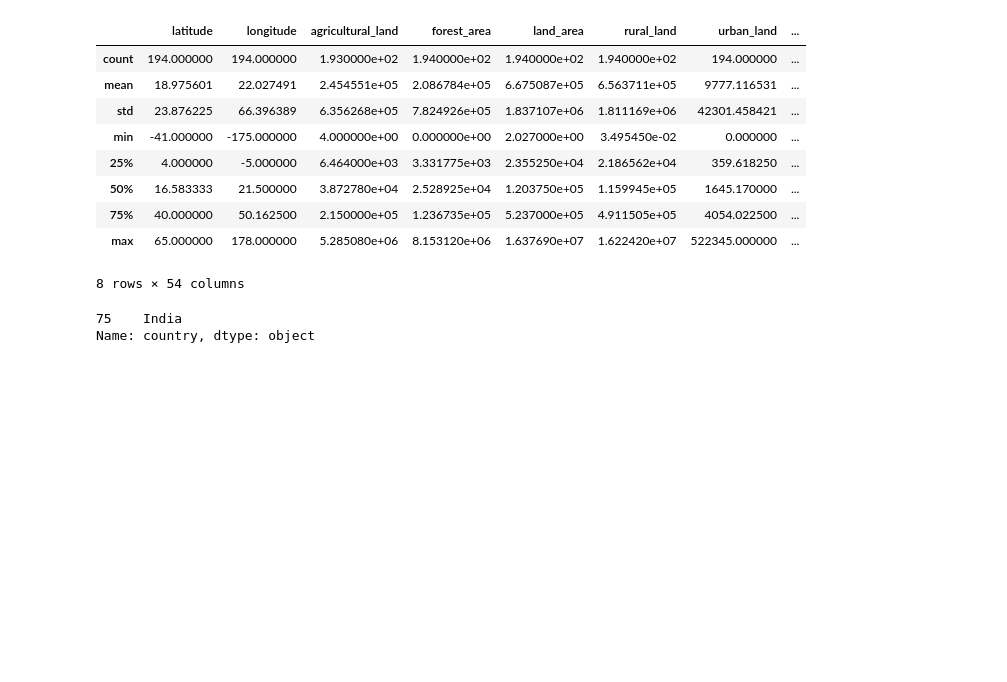
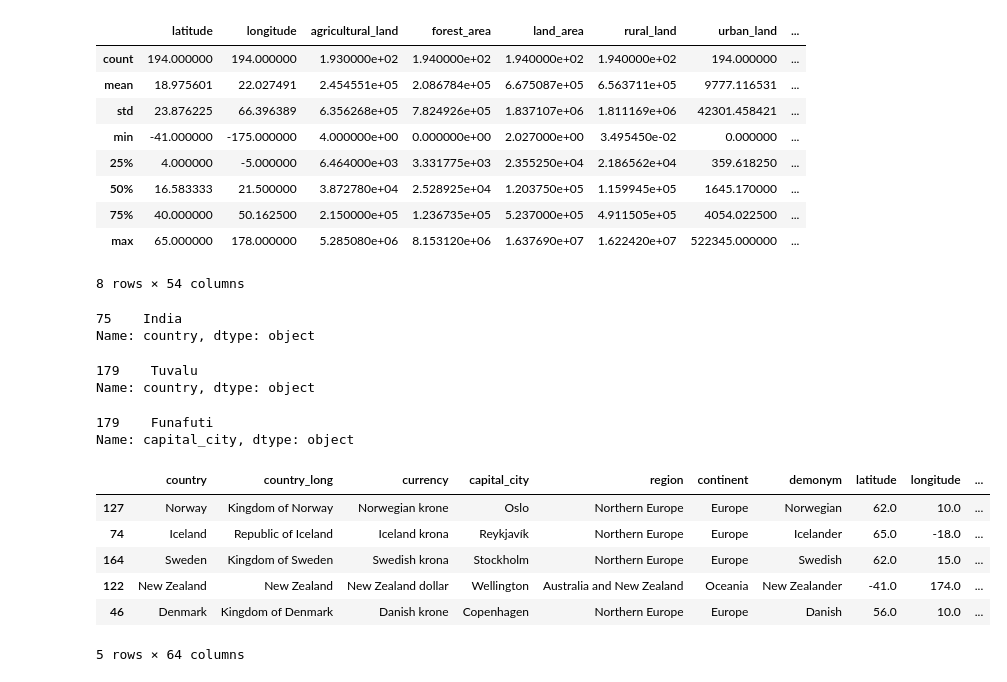
Before and after one commit to rakeshtunasahu/All-about-Python-basic-OOPs-libraries-, a Jupyter notebook: Pandas/capstone_project.ipynb, the cells around one changed output. Cells and saved outputs as stored; diff of their text form; code cells hidden in the pictures; blank space fills up the shorter version.

Commit message:
update capstone project notebook with additional analysis for population and democracy scores

```diff
--- a/Pandas/capstone_project.ipynb
+++ b/Pandas/capstone_project.ipynb
@@ -91,3 +91,28 @@ df[df['population'] == df['population'].max()]['country']
 # %% [output]
 75    India
 Name: country, dtype: object
+# %%
+#which country has the least population
+df[df['population'] == df['population'].min()]['country']
+# %% [output]
+179    Tuvalu
+Name: country, dtype: object
+# %%
+#what is the capital of the country with least population
+df[df['population'] == df['population'].min()]['capital_city']
+# %% [output]
+179    Funafuti
+Name: capital_city, dtype: object
+# %%
+#give me top 5 countries with highest democratic score
+df.sort_values(by = 'democracy_score',ascending=False,inplace = True)
+# %%
+df.head()
+# %% [output]
+|  | country | country_long | currency | capital_city | region | continent | demonym | latitude | longitude | ... |
+| 127 | Norway | Kingdom of Norway | Norwegian krone | Oslo | Northern Europe | Europe | Norwegian | 62.0 | 10.0 | ... |
+| 74 | Iceland | Republic of Iceland | Iceland krona | Reykjavík | Northern Europe | Europe | Icelander | 65.0 | -18.0 | ... |
+| 164 | Sweden | Kingdom of Sweden | Swedish krona | Stockholm | Northern Europe | Europe | Swedish | 62.0 | 15.0 | ... |
+| 122 | New Zealand | New Zealand | New Zealand dollar | Wellington | Australia and New Zealand | Oceania | New Zealander | -41.0 | 174.0 | ... |
+| 46 | Denmark | Kingdom of Denmark | Danish krone | Copenhagen | Northern Europe | Europe | Danish | 56.0 | 10.0 | ... |
+5 rows × 64 columns
```
